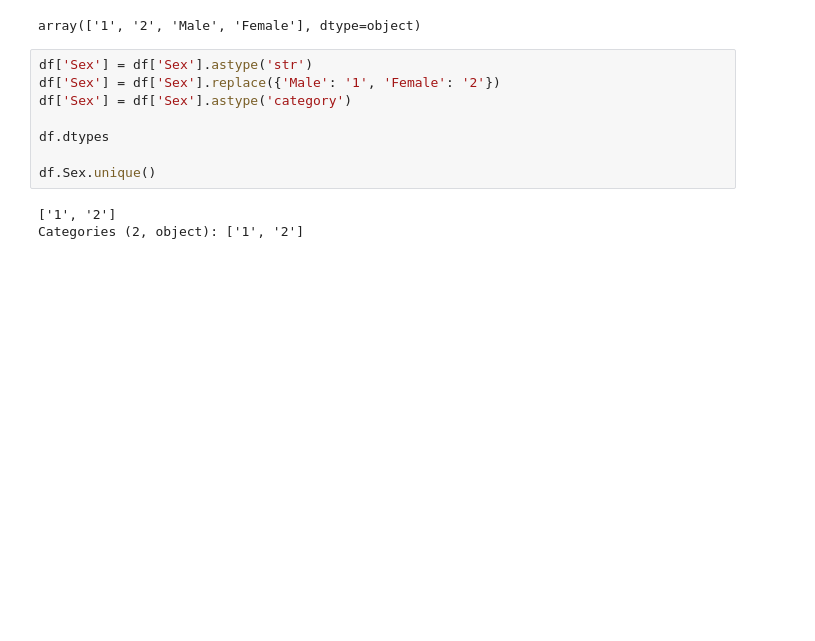
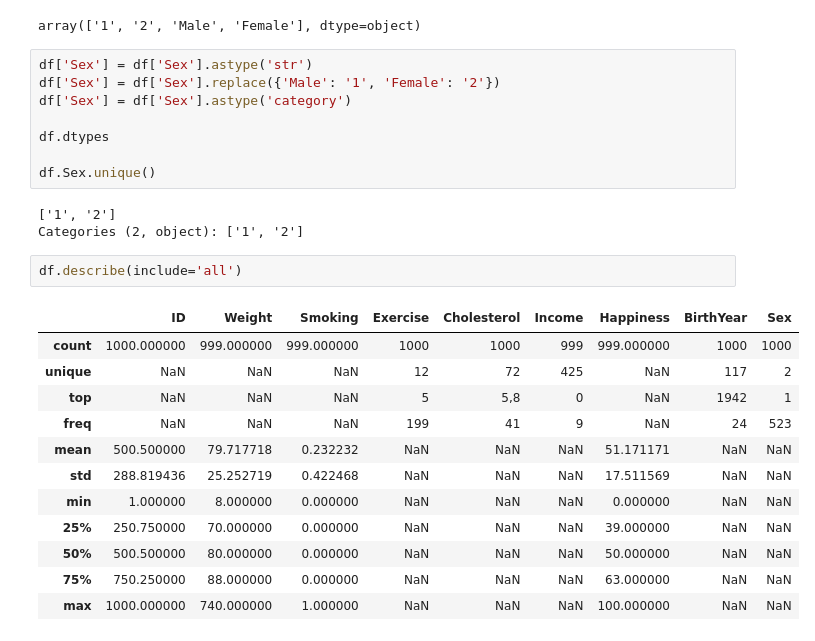
Before and after one commit to WelehoBRUDER/MetropoliaAMK-data-handling, a Jupyter notebook: health-v1-set/main.ipynb, the cells around one changed output. Drawn from its saved outputs; the diff is of its cells as text; blank space fills up the shorter version.

```diff
--- a/health-v1-set/main.ipynb
+++ b/health-v1-set/main.ipynb
@@ -34,3 +34,18 @@ df.Sex.unique()
 # %% [output]
 ['1', '2']
 Categories (2, object): ['1', '2']
+# %%
+df.describe(include='all')
+# %% [output]
+|  | ID | Weight | Smoking | Exercise | Cholesterol | Income | Happiness | BirthYear | Sex |
+| count | 1000.000000 | 999.000000 | 999.000000 | 1000 | 1000 | 999 | 999.000000 | 1000 | 1000 |
+| unique | NaN | NaN | NaN | 12 | 72 | 425 | NaN | 117 | 2 |
+| top | NaN | NaN | NaN | 5 | 5,8 | 0 | NaN | 1942 | 1 |
+| freq | NaN | NaN | NaN | 199 | 41 | 9 | NaN | 24 | 523 |
+| mean | 500.500000 | 79.717718 | 0.232232 | NaN | NaN | NaN | 51.171171 | NaN | NaN |
+| std | 288.819436 | 25.252719 | 0.422468 | NaN | NaN | NaN | 17.511569 | NaN | NaN |
+| min | 1.000000 | 8.000000 | 0.000000 | NaN | NaN | NaN | 0.000000 | NaN | NaN |
+| 25% | 250.750000 | 70.000000 | 0.000000 | NaN | NaN | NaN | 39.000000 | NaN | NaN |
+| 50% | 500.500000 | 80.000000 | 0.000000 | NaN | NaN | NaN | 50.000000 | NaN | NaN |
+| 75% | 750.250000 | 88.000000 | 0.000000 | NaN | NaN | NaN | 63.000000 | NaN | NaN |
+| max | 1000.000000 | 740.000000 | 1.000000 | NaN | NaN | NaN | 100.000000 | NaN | NaN |
```
Also changed, not shown: parts of 1 cell of this notebook.
